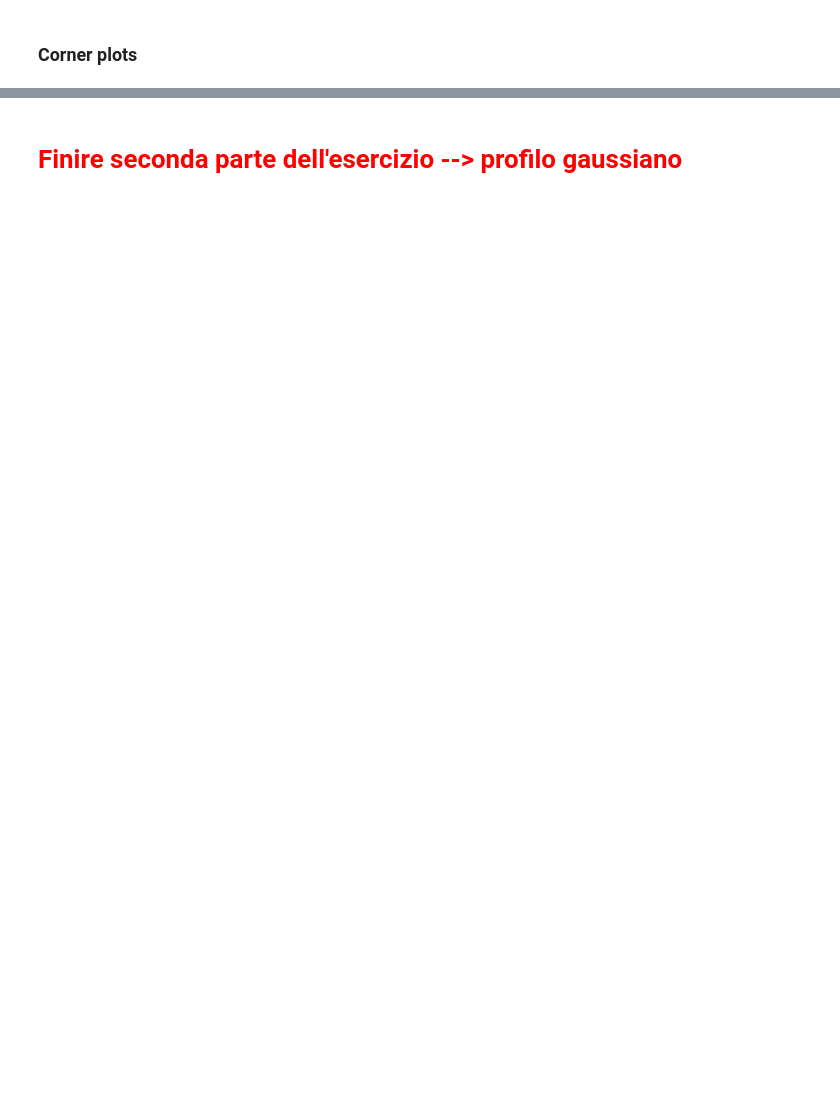
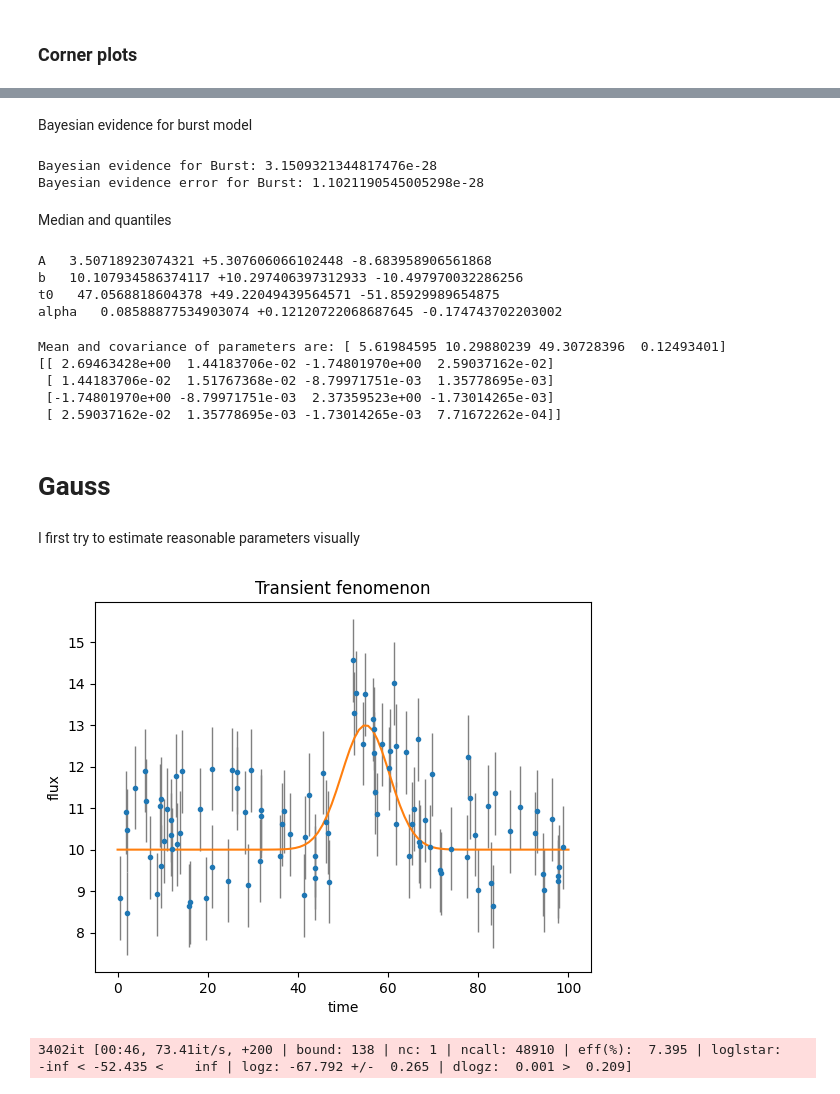
Before and after one commit to GiuliaConti/astrostatistics_bicocca_2024, a Jupyter notebook: working/E11_L12_nested.ipynb, the cells around one changed output, grey strips where cells are left out. Drawn from its saved outputs; the diff is of its cells as text; code cells hidden in the pictures; blank space fills up the shorter version.

```diff
--- a/working/E11_L12_nested.ipynb
+++ b/working/E11_L12_nested.ipynb
@@ -139,2 +114,68 @@ Mean and covariance of parameters are: [ 5.67331245 10.30200383 49.21398417  0.1
+# %% [markdown]
+Bayesian evidence for burst model
+# %%
+burst_log_evidence = burst_sresults.logz[-1]           #log-evidence
+burst_log_evidence_error = burst_sresults.logzerr[-1]  #log-evidence error
+
+#compute the evidence
+burst_evidence = np.exp(burst_log_evidence)
+print("Bayesian evidence for Burst:", burst_evidence)
+
+#propagate the error
+burst_evidence_error = burst_evidence * burst_log_evidence_error
+print("Bayesian evidence error for Burst:", burst_evidence_error)
+# %% [output]
+Bayesian evidence for Burst: 3.1509321344817476e-28
+Bayesian evidence error for Burst: 1.1021190545005298e-28
+# %% [markdown]
+Median and quantiles
+# %%
+# Compute 68% quantiles
+quantiles = np.array([dyfunc.quantile(samps, [0.05,0.50,0.95], weights=burst_weights)
+             for samps in burst_samples.T])
+
+labels = ["A","b","t0","alpha"]
+for i,l in enumerate(labels):
+    print(l+"   "+str(quantiles[i,0])+" +"+str(quantiles[i,1])+" -"+str(quantiles[i,2]))
+# %% [output]
+A   3.50718923074321 +5.307606066102448 -8.683958906561868
+b   10.107934586374117 +10.297406397312933 -10.497970032286256
+t0   47.0568818604378 +49.22049439564571 -51.85929989654875
+alpha   0.08588877534903074 +0.12120722068687645 -0.174743702203002
+# %%
+# Compute weighted mean and covariance.
+mean, cov = dyfunc.mean_and_cov(burst_samples, burst_weights)
+print('Mean and covariance of parameters are: ' + str(mean) + '\n' + str(cov))
+# %% [output]
+Mean and covariance of parameters are: [ 5.61984595 10.29880239 49.30728396  0.12493401]
+[[ 2.69463428e+00  1.44183706e-02 -1.74801970e+00  2.59037162e-02]
+ [ 1.44183706e-02  1.51767368e-02 -8.79971751e-03  1.35778695e-03]
+ [-1.74801970e+00 -8.79971751e-03  2.37359523e+00 -1.73014265e-03]
+ [ 2.59037162e-02  1.35778695e-03 -1.73014265e-03  7.71672262e-04]]
 # %% [markdown]
-# <span style="color:red"> Finire seconda parte dell'esercizio --> profilo gaussiano </span>
+# Gauss
+# %%
+def gauss_model(x, theta):
+    A, b, t0, sigma = theta
+    result = b + A * np.exp(-(x - t0)**2/(2*sigma**2))
+    return result
+# %% [markdown]
+I first try to estimate reasonable parameters visually
+# %%
+tgrid=np.linspace(0,100,100)
+A_0=3
+b_0=10
+t0_0=55
+sigma_0=5.3
+
+
+theta_0 = np.array([A_0,b_0,t0_0,sigma_0])
+ygrid = gauss_model(tgrid,theta_0)
+
+plt.errorbar(t,y,yerr=yerr, fmt='.', ecolor='gray', elinewidth=1)
+plt.xlabel('time')
+plt.ylabel('flux')
+plt.title('Transient fenomenon')
+plt.plot(tgrid,ygrid);
+# %% [output]
+[figure, added]
@@ -140,0 +204,9 @@ Mean and covariance of parameters are: [ 5.67331245 10.30200383 49.21398417  0.1
+# %%
+ndim = 4             # number of parameters in the model
+
+sampler = dynesty.NestedSampler(LogLikelihood, gauss_prior_transform, ndim, logl_args=[data, 'gauss'], nlive=200)
+
+sampler.run_nested()
+gauss_sresults = sampler.results
+# %% [output]
+3402it [00:46, 73.41it/s, +200 | bound: 138 | nc: 1 | ncall: 48910 | eff(%):  7.395 | loglstar:   -inf < -52.435 <    inf | logz: -67.792 +/-  0.265 | dlogz:  0.001 >  0.209]
```
Also changed, not shown: parts of 27 cells of this notebook.
